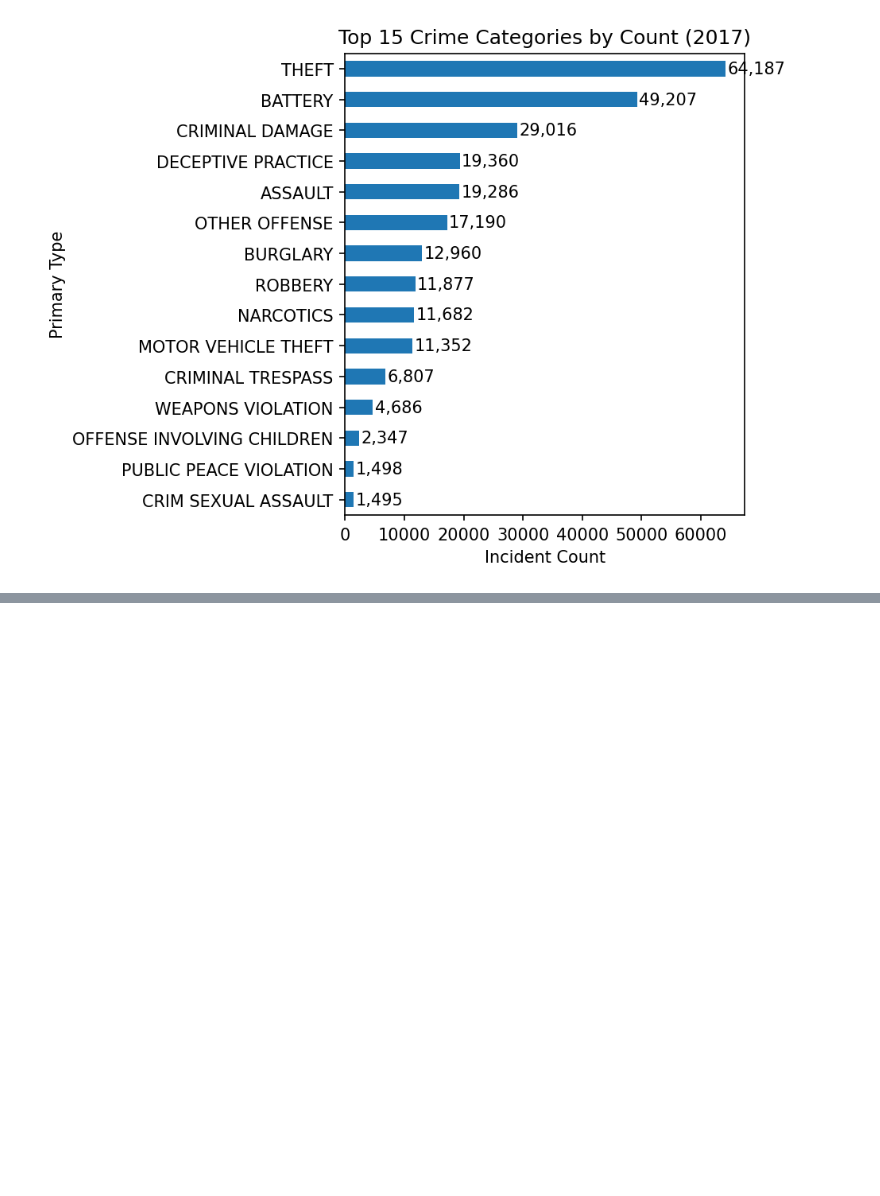
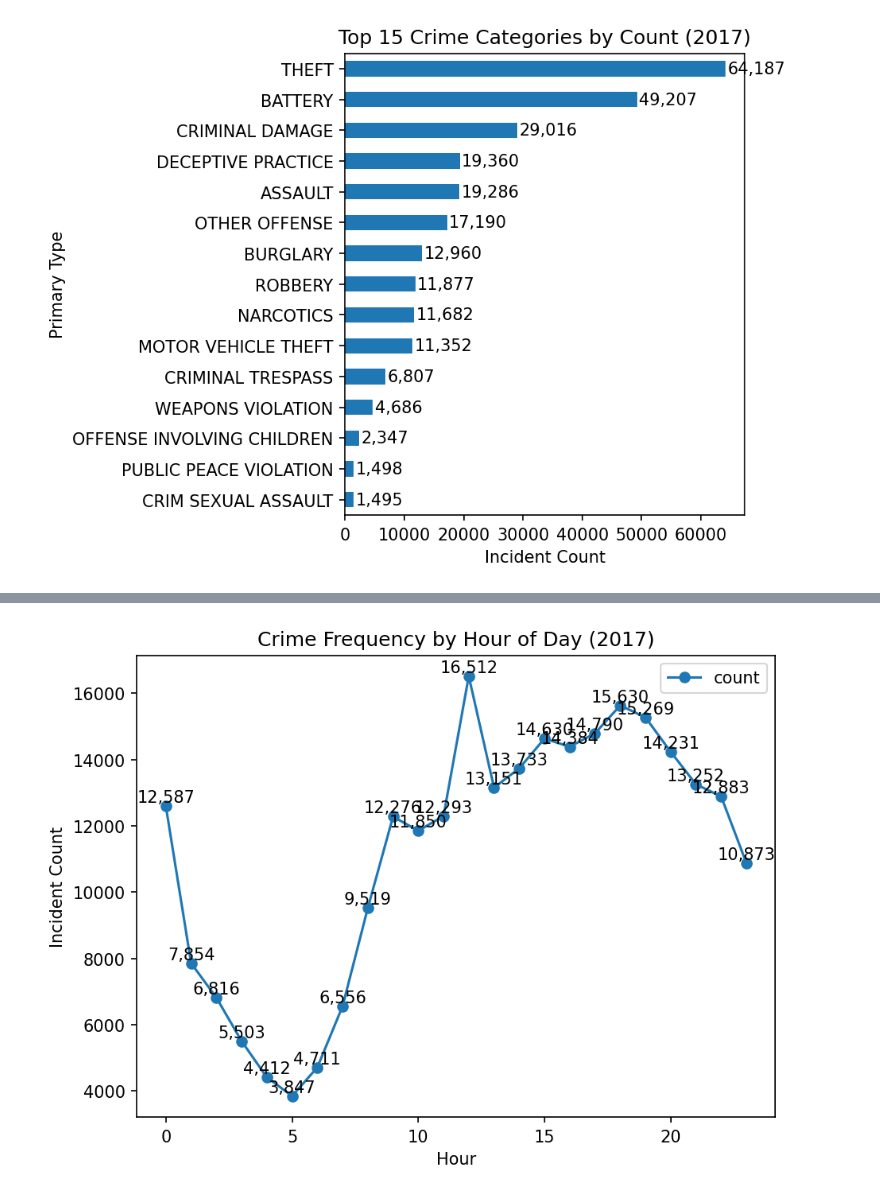
Before and after one commit to susie682/Infosys722--Assignment-4-BDAS, a Jupyter notebook: 2_3_ExploreData.ipynb, the cells around one changed output, grey strips where cells are left out. Saved outputs shown, nothing was run; the diff lists cells and outputs as text; code cells hidden in the pictures; blank space fills up the shorter version.

```diff
--- a/2_3_ExploreData.ipynb
+++ b/2_3_ExploreData.ipynb
@@ -90,0 +180,22 @@ plt.show()
+# %%
+# ===============================================
+# Figure 9: Crime Frequency by Hour of Day (2017)
+# ===============================================
+hour_cnt = (
+    df2017.groupBy("Hour").count()
+          .orderBy("Hour")
+).toPandas()
+
+ax = hour_cnt.plot(kind="line", x="Hour", y="count", marker="o")
+ax.set_title("Crime Frequency by Hour of Day (2017)")
+ax.set_xlabel("Hour")
+ax.set_ylabel("Incident Count")
+
+for x, y in zip(hour_cnt["Hour"], hour_cnt["count"]):
+  ax.text(x, y + 120, f"{int(y):,}", ha="center")
+
+plt.tight_layout()
+plt.savefig("/content/figs/figure9_by_hour.png")
+plt.show()
+# %% [output]
+[figure, added]
```
Also changed, not shown: parts of 8 cells of this notebook.
